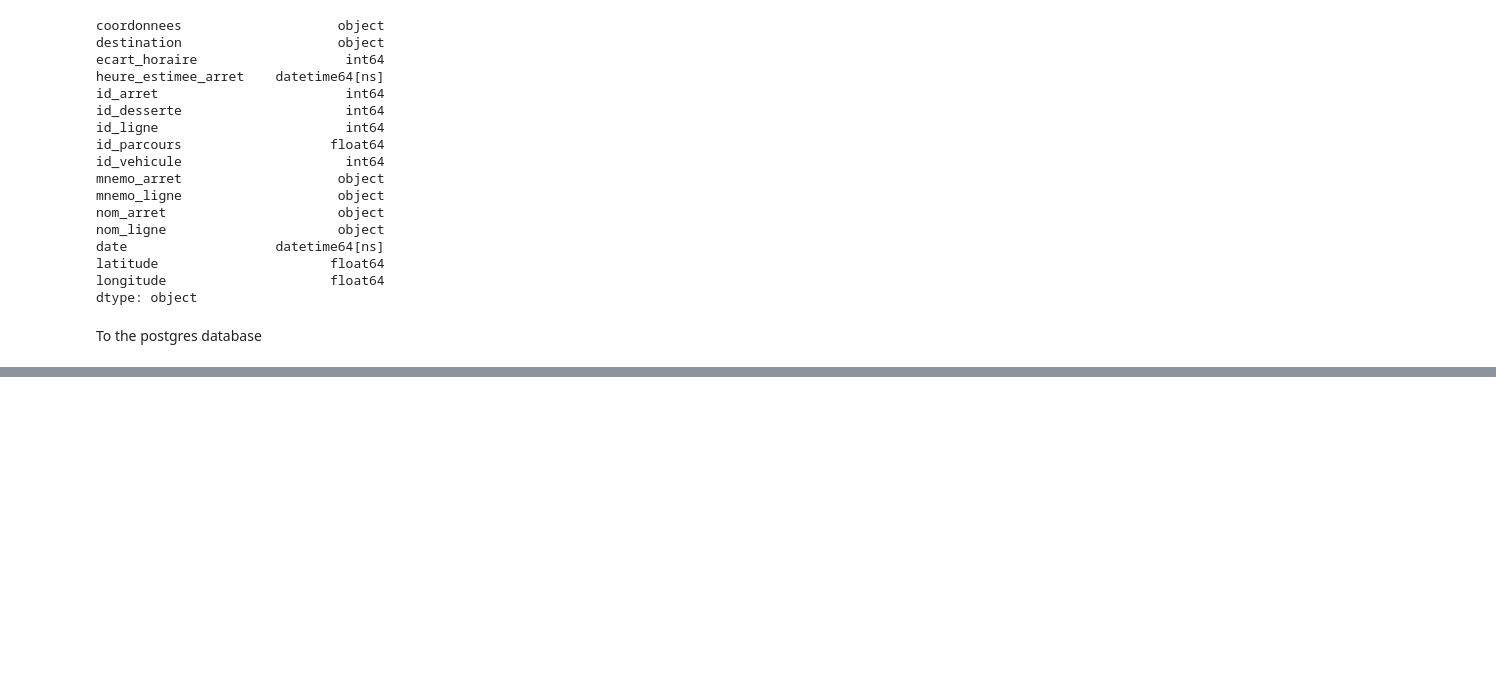
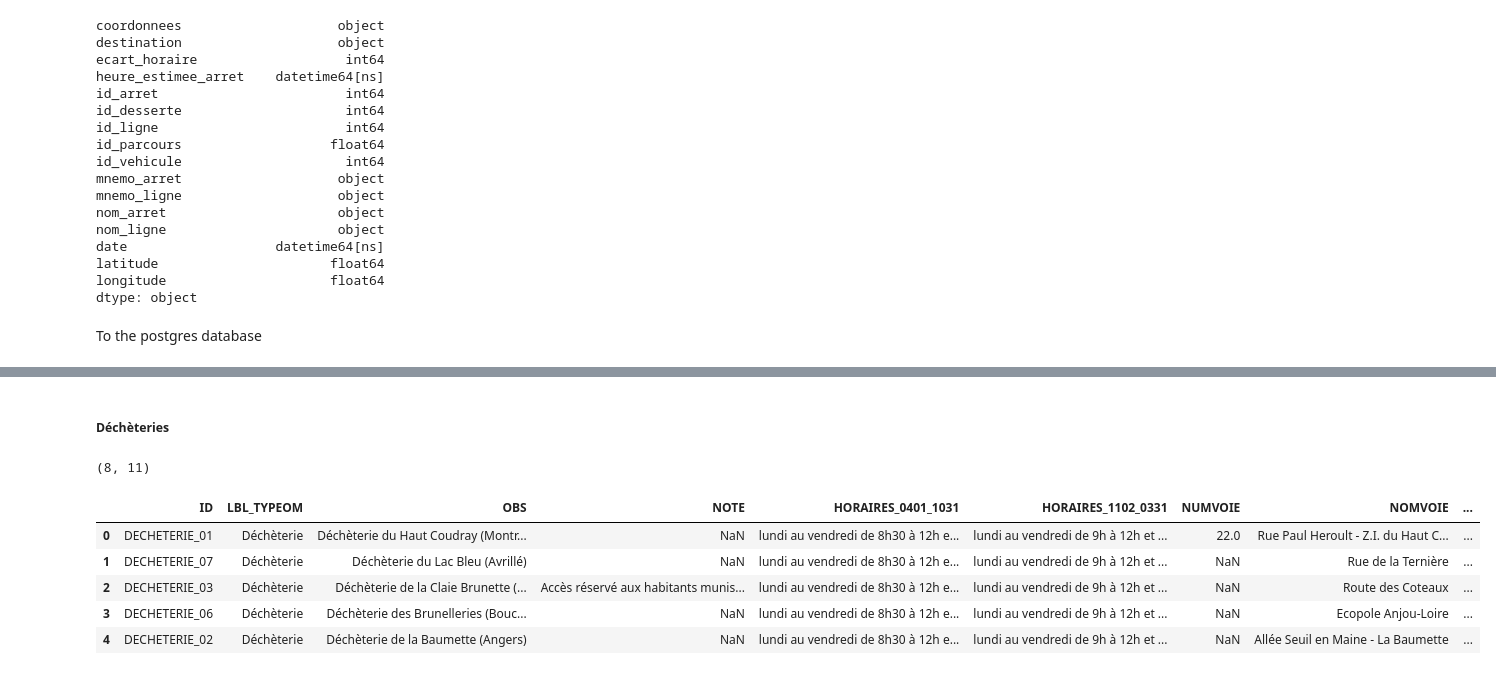
Before and after one commit to ST7oo/angers, a Jupyter notebook: bus_parking.ipynb, the cells around one changed output, grey strips where cells are left out. Cells and saved outputs as stored; diff of their text form; code cells hidden in the pictures; blank space fills up the shorter version.

```diff
--- a/bus_parking.ipynb
+++ b/bus_parking.ipynb
@@ -276,0 +555,14 @@ bus.to_sql('bus', engine, index=False, if_exists='replace')
+# %% [markdown]
+##### Déchèteries
+# %%
+decheteries_csv = pd.read_csv('data/decheterie.csv', sep=';')
+print(decheteries_csv.shape)
+decheteries_csv.head()
+# %% [output]
+(8, 11)
+|  | ID | LBL_TYPEOM | OBS | NOTE | HORAIRES_0401_1031 | HORAIRES_1102_0331 | NUMVOIE | NOMVOIE | ... |
+| 0 | DECHETERIE_01 | Déchèterie | Déchèterie du Haut Coudray (Montr... | NaN | lundi au vendredi de 8h30 à 12h e... | lundi au vendredi de 9h à 12h et ... | 22.0 | Rue Paul Heroult - Z.I. du Haut C... | ... |
+| 1 | DECHETERIE_07 | Déchèterie | Déchèterie du Lac Bleu (Avrillé) | NaN | lundi au vendredi de 8h30 à 12h e... | lundi au vendredi de 9h à 12h et ... | NaN | Rue de la Ternière | ... |
+| 2 | DECHETERIE_03 | Déchèterie | Déchèterie de la Claie Brunette (... | Accès réservé aux habitants munis... | lundi au vendredi de 8h30 à 12h e... | lundi au vendredi de 9h à 12h et ... | NaN | Route des Coteaux | ... |
+| 3 | DECHETERIE_06 | Déchèterie | Déchèterie des Brunelleries (Bouc... | NaN | lundi au vendredi de 8h30 à 12h e... | lundi au vendredi de 9h à 12h et ... | NaN | Ecopole Anjou-Loire | ... |
+| 4 | DECHETERIE_02 | Déchèterie | Déchèterie de la Baumette (Angers) | NaN | lundi au vendredi de 8h30 à 12h e... | lundi au vendredi de 9h à 12h et ... | NaN | Allée Seuil en Maine - La Baumette | ... |
```
Also changed, not shown: parts of 45 cells of this notebook, 9 other files.
